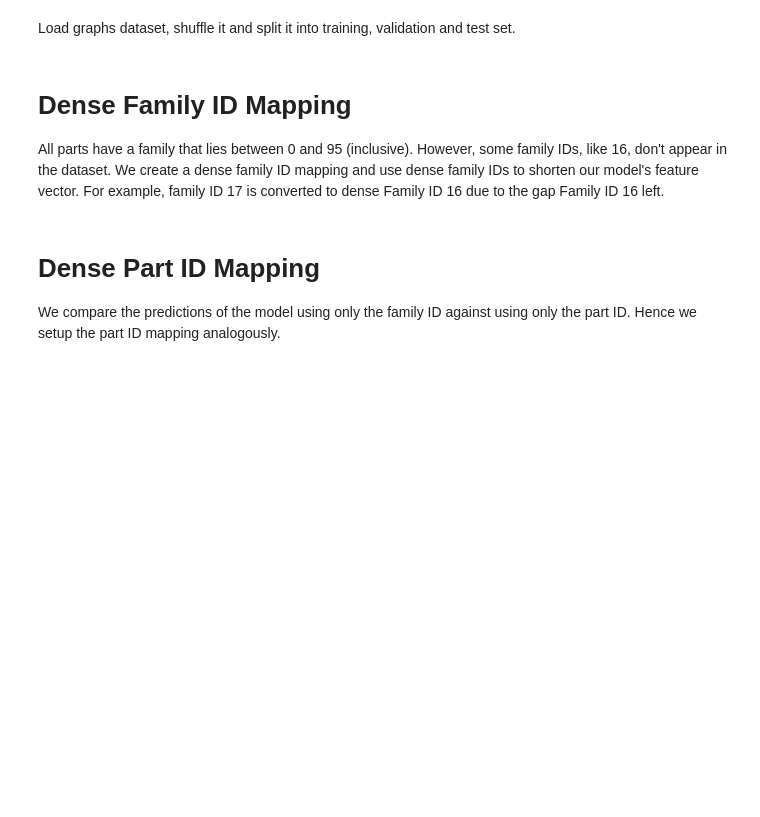
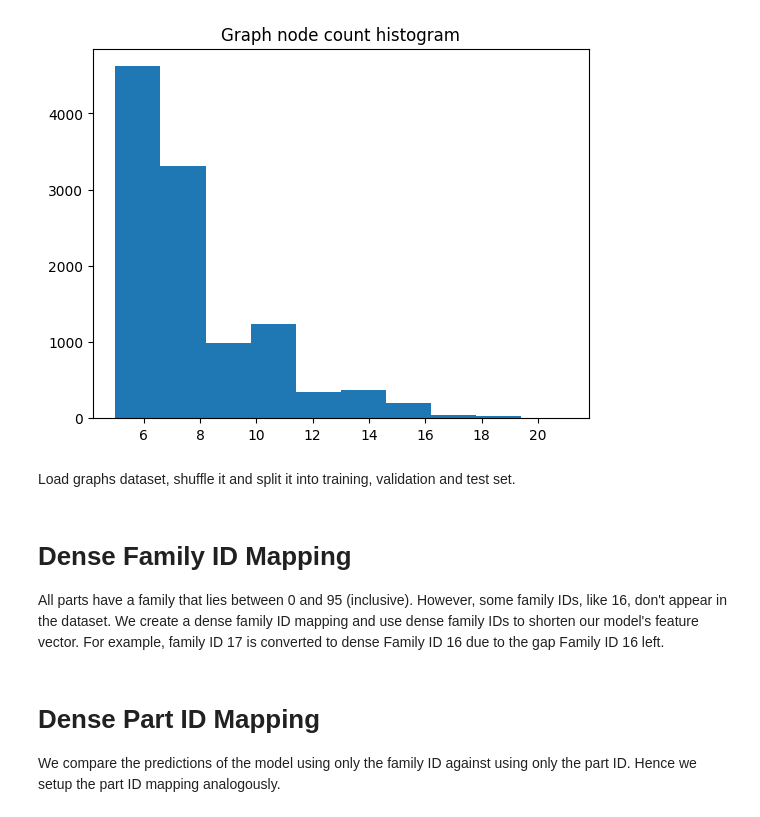
Before and after one commit to grashei/ai-project, a Jupyter notebook: neighbour_prediction_ffn.ipynb, the cells around one changed output. Drawn from its saved outputs; the diff is of its cells as text; code cells hidden in the pictures; blank space fills up the shorter version.

```diff
--- a/neighbour_prediction_ffn.ipynb
+++ b/neighbour_prediction_ffn.ipynb
@@ -28,3 +37,10 @@ device = torch.device("cuda" if torch.cuda.is_available() else "mps" if torch.ha
+# %%
+a = [len(g.get_nodes()) for g in graphs]
+_ = plt.hist(a)  # arguments are passed to np.histogram
+plt.title("Graph node count histogram")
+plt.show()
+# %% [output]
+[figure, added]
 # %% [markdown]
 Load graphs dataset, shuffle it and split it into training, validation and test set.
 # %%
```
Also changed, not shown: parts of 12 cells of this notebook, 1 other file.
